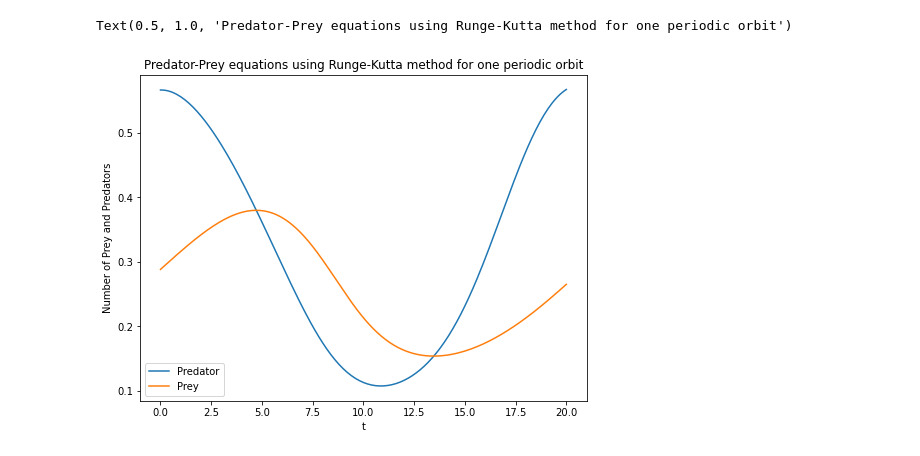
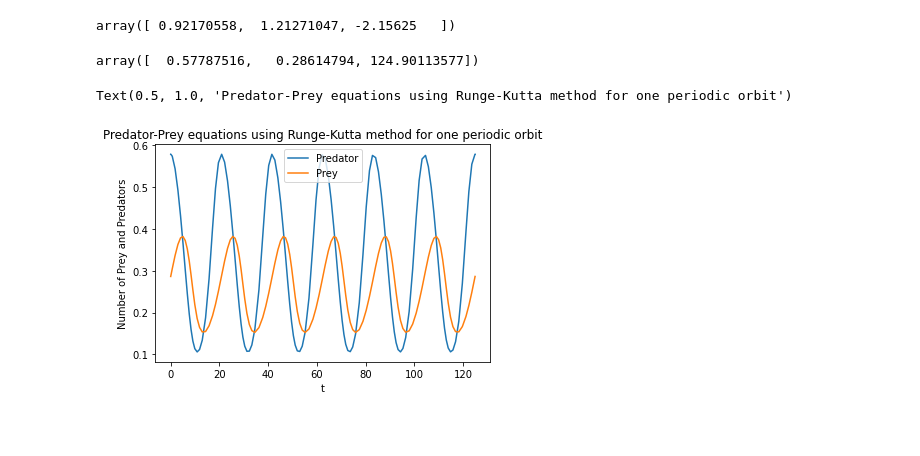
Before and after one commit to TheaRoseBarnes/emat30008, a Jupyter notebook: NumericalShooting.ipynb, the cells around one changed output. Cells and saved outputs as stored; diff of their text form; code cells hidden in the pictures; blank space fills up the shorter version.

Commit message:
making a function for the phase condition and altering the shooting so a user can input phase condition

```diff
--- a/NumericalShooting.ipynb
+++ b/NumericalShooting.ipynb
@@ -107,10 +99,10 @@ plt.plot([state[0] for state in sol],[state[1] for state in sol])
 # %%
 #Construct the shooting root-finding problem
-def shooting(u0, function, args):
-    u, T = u0[:-1], u0[-1]
-    sol = solve_ode_system(function,0.1,0,u,np.arange(0,T,0.1), rk4_solve_step,args=args)
-    final_states = sol[-1]
-    phase_condition = np.array([function(u,T,(args[0],args[1],args[2]))[0]])
-    return np.concatenate((u-final_states, phase_condition))
+#def shooting(u0, function, args):
+    #u, T = u0[:-1], u0[-1]
+    #sol = solve_ode_system(function,0.1,0,u,np.arange(0,T,0.1), rk4_solve_step,args=args)
+    #final_states = sol[-1]
+    #phase_condition = np.array([function(u,T,(args[0],args[1],args[2]))[0]])
+    #return np.concatenate((u-final_states, phase_condition))
 # %%
   #find the roots of g with an initial guess
@@ -123,21 +112,46 @@ array([ 0.56610791,  0.28816252, 20.0000282 ])
+# %%
+def phase_condition_func(func, u, T, args):
+    return func(T,u,*args)[0]
+# %%
+#Construct the shooting root-finding problem
+def shooting(u0, function, phase_condition,args):
+    u, T = u0[:-1], u0[-1]
+    sol = solve_ivp(function, (0,T), u, args = args, rtol = 1e-6)
+    final_states = sol.y[:,-1]
+    phase = np.array([phase_condition(function,u,T,args)])
+    #phase_condition1 = np.array([function(T,u,args[0],args[1],args[2])[0]])
+    return np.concatenate((u-final_states, phase))
+# %%
+shooting([1.5,1.5,100], PredPrey, phase_condition_func, args =(a,b,d))
+# %% [output]
+array([ 0.92170558,  1.21271047, -2.15625   ])
+# %%
+root = fsolve(shooting,[1.5,1.5,100],args = (PredPrey, phase_condition_func, (a,b,d)))
+root
+# %% [output]
+array([  0.57787516,   0.28614794, 124.90113577])
 # %%
 #plot the solution for one periodic orbit
-#sol = solve_ivp(f, (0,root[2]), root[:2], args = (a,b,d), rtol = 1e-6)
-#plt.plot(sol.t, sol.y[0])
-#plt.plot(sol.t, sol.y[1])
+sol = solve_ivp(PredPrey, (0,root[2]), root[:2], args = (a,b,d), rtol = 1e-6)
+plt.plot(sol.t, sol.y[0])
+plt.plot(sol.t, sol.y[1])
+plt.legend(['Predator','Prey'])
+plt.xlabel('t')
+plt.ylabel('Number of Prey and Predators')
+plt.title('Predator-Prey equations using Runge-Kutta method for one periodic orbit')
+# %% [output]
+Text(0.5, 1.0, 'Predator-Prey equations using Runge-Kutta method for one periodic orbit')
+[figure, added]
 # %%
 #plot the solution for one periodic orbit
-fig=plt.figure(figsize=(8,6))
-sol = solve_ode_system(fun,0.1,0,root[:2],np.arange(0,root[2],0.1), rk4_solve_step,args=(a,b,d))
-plt.plot(np.arange(0,root[2],0.1),[state[0] for state in sol])
-plt.plot(np.arange(0,root[2],0.1),[state[-1] for state in sol])
-plt.legend(['Predator','Prey'])
-plt.xlabel('t')
-plt.ylabel('Number of Prey and Predators')
-plt.title('Predator-Prey equations using Runge-Kutta method for one periodic orbit')
+#fig=plt.figure(figsize=(8,6))
+#sol = solve_ode_system(fun,0.1,0,root[:2],np.arange(0,root[2],0.1), rk4_solve_step,args=(a,b,d))
+#plt.plot(np.arange(0,root[2],0.1),[state[0] for state in sol])
+#plt.plot(np.arange(0,root[2],0.1),[state[-1] for state in sol])
+#plt.legend(['Predator','Prey'])
+#plt.xlabel('t')
+#plt.ylabel('Number of Prey and Predators')
+#plt.title('Predator-Prey equations using Runge-Kutta method for one periodic orbit')
-# %% [output]
-Text(0.5, 1.0, 'Predator-Prey equations using Runge-Kutta method for one periodic orbit')
-[figure, removed]
 # %%
 # Attempting to generalise the code
 # Improvements:
```
Also changed, not shown: parts of 17 cells of this notebook.
